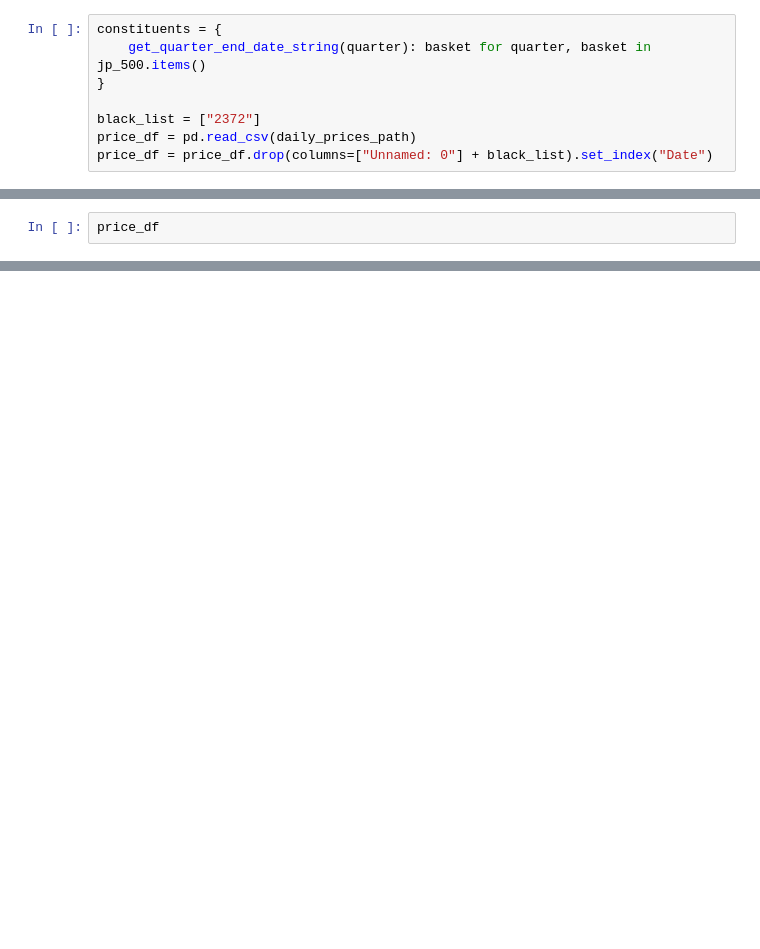
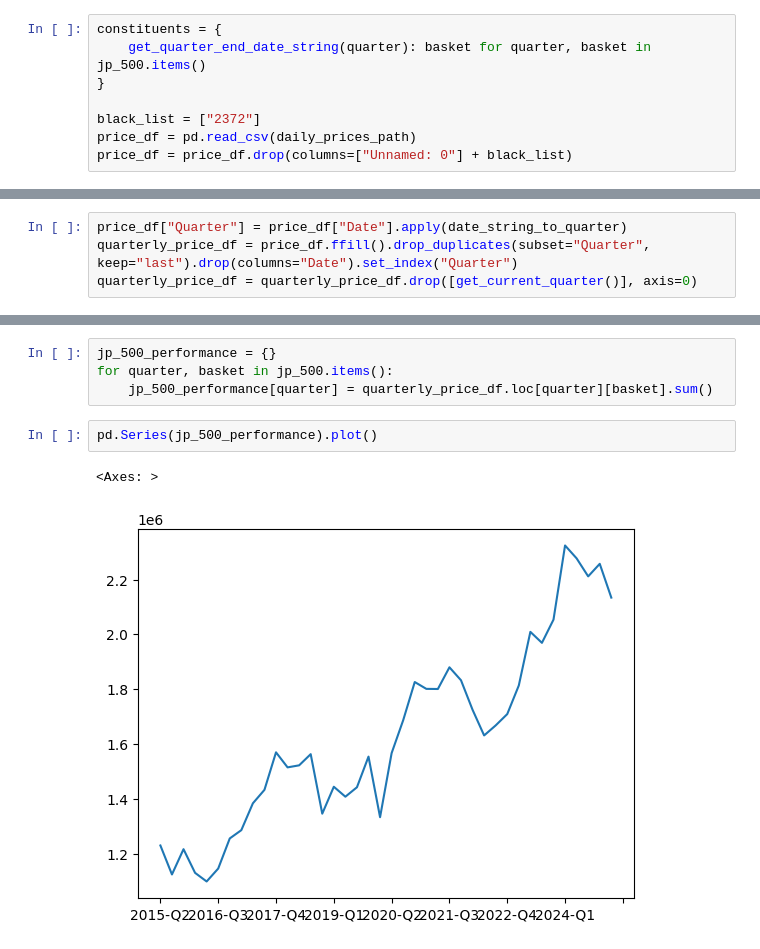
Before and after one commit to diabhaque/nikkei-fundamentals, a Jupyter notebook: notebooks/2_data_exploration/basket_constituents.ipynb, the cells around one changed output, grey strips where cells are left out. Saved outputs shown, nothing was run; the diff lists cells and outputs as text; blank space fills up the shorter version.

```diff
--- a/notebooks/2_data_exploration/basket_constituents.ipynb
+++ b/notebooks/2_data_exploration/basket_constituents.ipynb
@@ -22,4 +22,4 @@ constituents = {
 
 black_list = ["2372"]
 price_df = pd.read_csv(daily_prices_path)
-price_df = price_df.drop(columns=["Unnamed: 0"] + black_list).set_index("Date")
+price_df = price_df.drop(columns=["Unnamed: 0"] + black_list)
@@ -69,2 +31,4 @@ dtype: int64
 # %%
-price_df
+price_df["Quarter"] = price_df["Date"].apply(date_string_to_quarter)
+quarterly_price_df = price_df.ffill().drop_duplicates(subset="Quarter", keep="last").drop(columns="Date").set_index("Quarter")
+quarterly_price_df = quarterly_price_df.drop([get_current_quarter()], axis=0)
@@ -85,0 +76,9 @@ price_df
+# %%
+jp_500_performance = {}
+for quarter, basket in jp_500.items():
+    jp_500_performance[quarter] = quarterly_price_df.loc[quarter][basket].sum()
+# %%
+pd.Series(jp_500_performance).plot()
+# %% [output]
+<Axes: >
+[figure, added]
```
Also changed, not shown: parts of 6 cells of this notebook, 6 other files.
